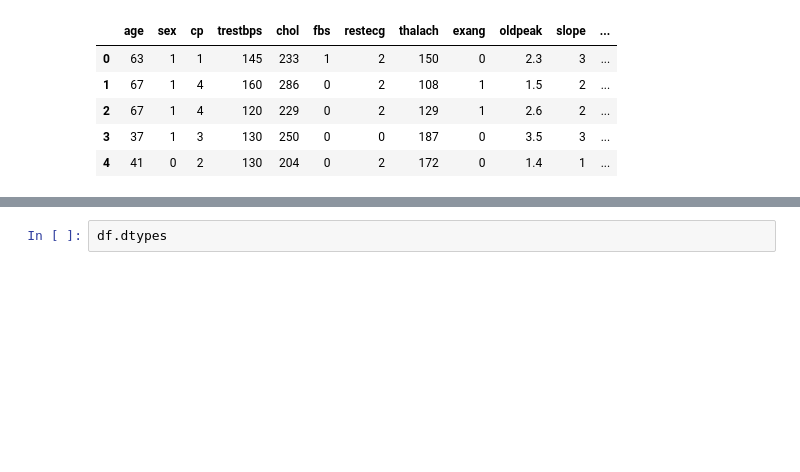
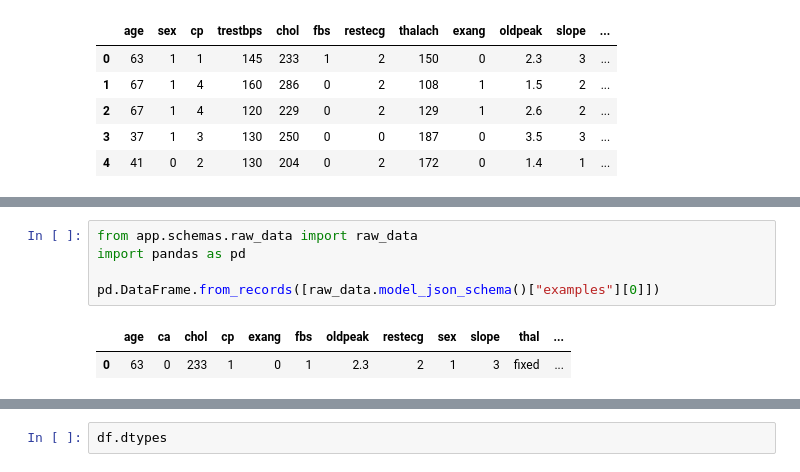
Before and after one commit to jolual2747/mlops-azure, a Jupyter notebook: train.ipynb, the cells around one changed output, grey strips where cells are left out. Drawn from its saved outputs; the diff is of its cells as text; blank space fills up the shorter version.

```diff
--- a/train.ipynb
+++ b/train.ipynb
@@ -31,0 +59,8 @@ df.head()
+# %%
+from app.schemas.raw_data import raw_data
+import pandas as pd
+
+pd.DataFrame.from_records([raw_data.model_json_schema()["examples"][0]])
+# %% [output]
+|  | age | ca | chol | cp | exang | fbs | oldpeak | restecg | sex | slope | thal | ... |
+| 0 | 63 | 0 | 233 | 1 | 0 | 1 | 2.3 | 2 | 1 | 3 | fixed | ... |
```
Also changed, not shown: parts of 4 cells of this notebook, 3 other files.
